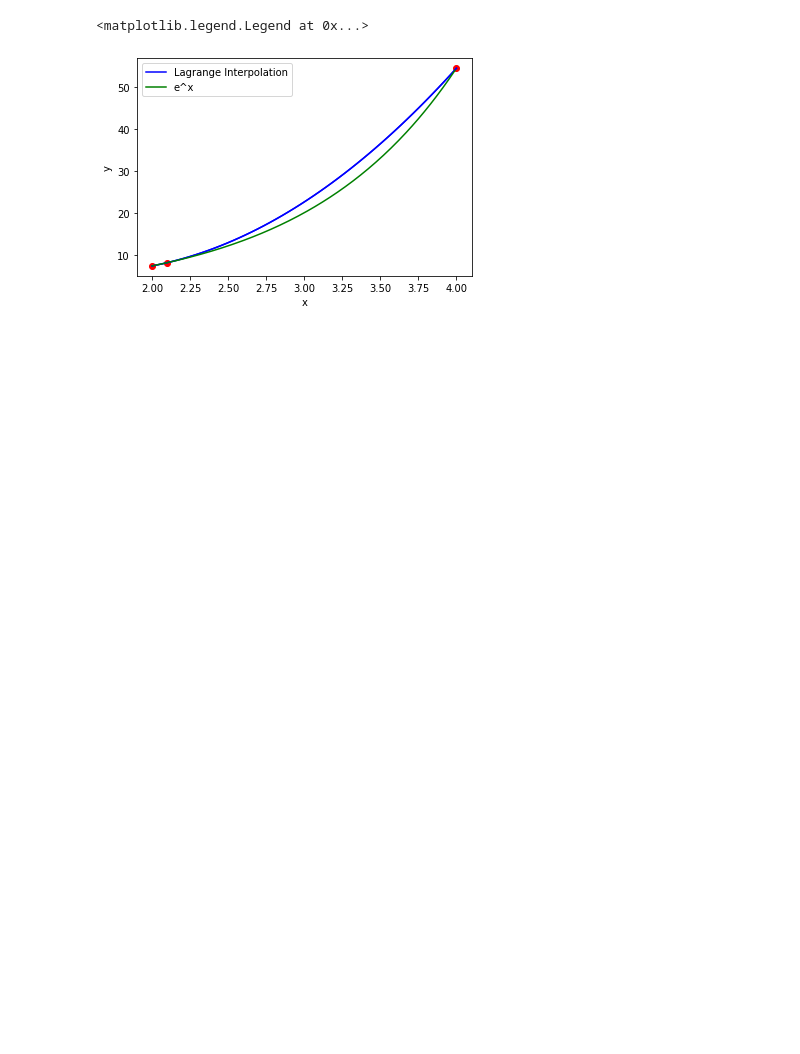
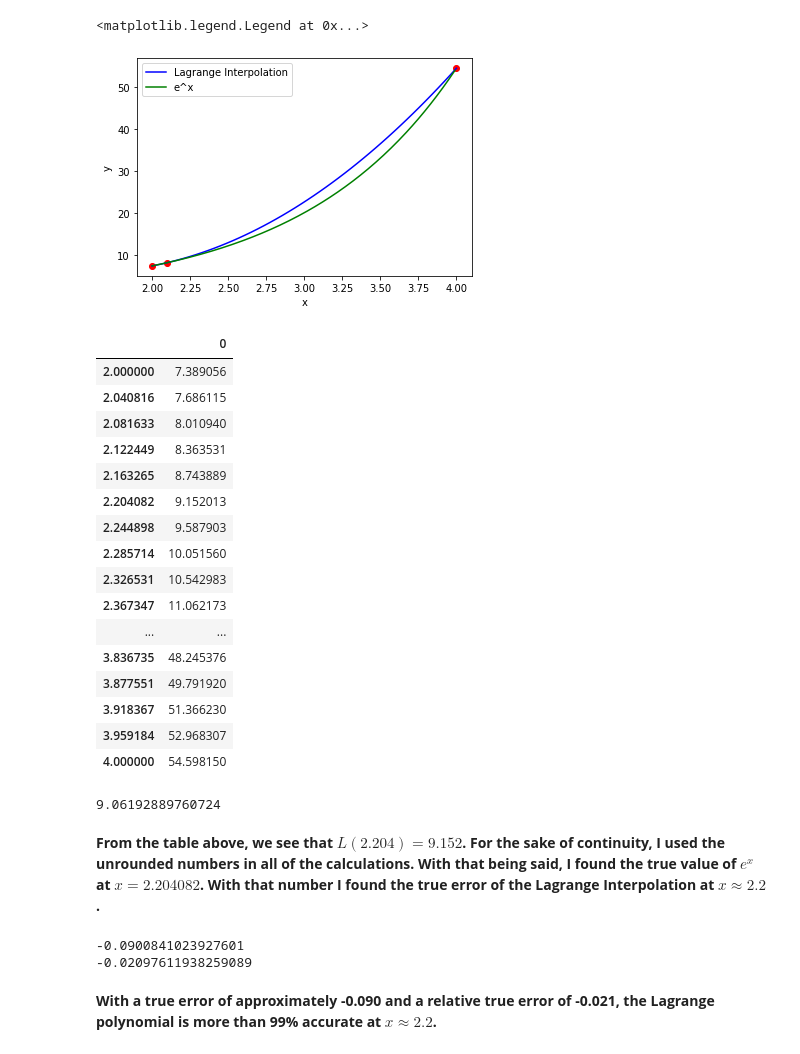
Before and after one commit to kenltho2/scratch-work, a Jupyter notebook: Project2.ipynb, the cells around one changed output. Saved outputs shown, nothing was run; the diff lists cells and outputs as text; code cells hidden in the pictures; blank space fills up the shorter version.

```diff
--- a/Project2.ipynb
+++ b/Project2.ipynb
@@ -136,7 +141,7 @@ df_central
 # %%
-x_values = np.array([2,2.1,4])
+x = np.array([2,2.1,4])
 
-y_values = np.array([f(2),f(2.1),f(4)])
+y = np.array([f(2),f(2.1),f(4)])
 
 xl = np.linspace(x_values[0],x_values[-1])
 
@@ -149,7 +154,7 @@ for px in xl:
   yl = np.append(yl,py)
 
 x_true = np.arange(2,4,.01)
-plt.plot(x_values,y_values,'ro',xl,yl,'b-')
+plt.plot(x,y,'ro')
 plt.plot(xl,yl,'b-', label = 'Lagrange Interpolation')
 plt.plot( x_true,np.exp(x_true),'g-', label = 'e^x')
 plt.xlabel('x')
@@ -158,3 +163,40 @@ plt.legend()
 # %% [output]
 <matplotlib.legend.Legend at 0x...>
 [figure]
+# %%
+#x and y values for the Lagrange Interpolation of e^x
+
+df_l = pd.DataFrame(yl,xl)
+df_l
+# %% [output]
+|  | 0 |
+| 2.000000 | 7.389056 |
+| 2.040816 | 7.686115 |
+| 2.081633 | 8.010940 |
+| 2.122449 | 8.363531 |
+| 2.163265 | 8.743889 |
+| 2.204082 | 9.152013 |
+| 2.244898 | 9.587903 |
+| 2.285714 | 10.051560 |
+| 2.326531 | 10.542983 |
+| 2.367347 | 11.062173 |
+| ... | ... |
+| 3.836735 | 48.245376 |
+| 3.877551 | 49.791920 |
+| 3.918367 | 51.366230 |
+| 3.959184 | 52.968307 |
+| 4.000000 | 54.598150 |
+# %%
+print(f(2.204082))
+# %% [output]
+9.06192889760724
+# %% [markdown]
+**From the table above, we see that $L(2.204)=9.152$. For the sake of continuity, I used the unrounded numbers in all of the calculations. With that being said, I found the true value of $e^x$ at $x=2.204082$. With that number I found the true error of the Lagrange Interpolation at $x\approx2.2$.**
+# %%
+print(TrueError(f(2.204082),9.152013))
+print(rTrueError(f(2.204082),9.252013))
+# %% [output]
+-0.0900841023927601
+-0.02097611938259089
+# %% [markdown]
+**With a true error of approximately -0.090 and a relative true error of -0.021, the Lagrange polynomial is more than 99% accurate at $x\approx2.2$.**
```
Also changed, not shown: parts of 6 cells of this notebook.
